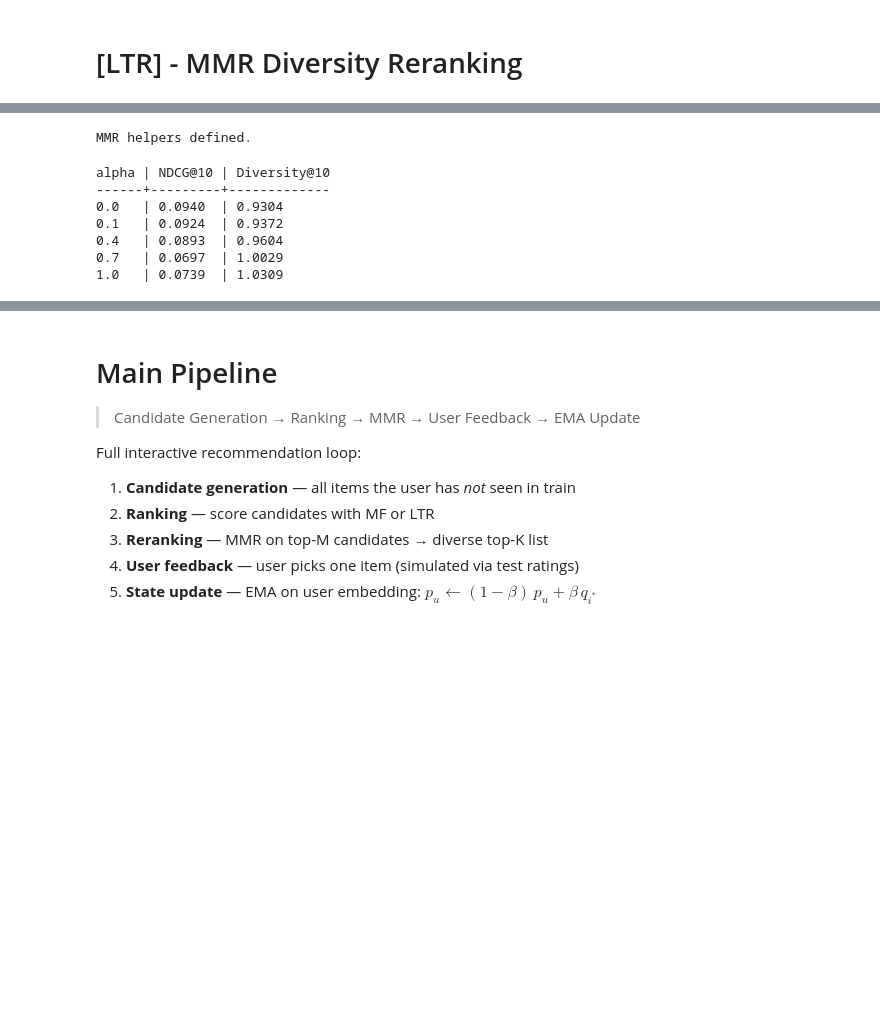
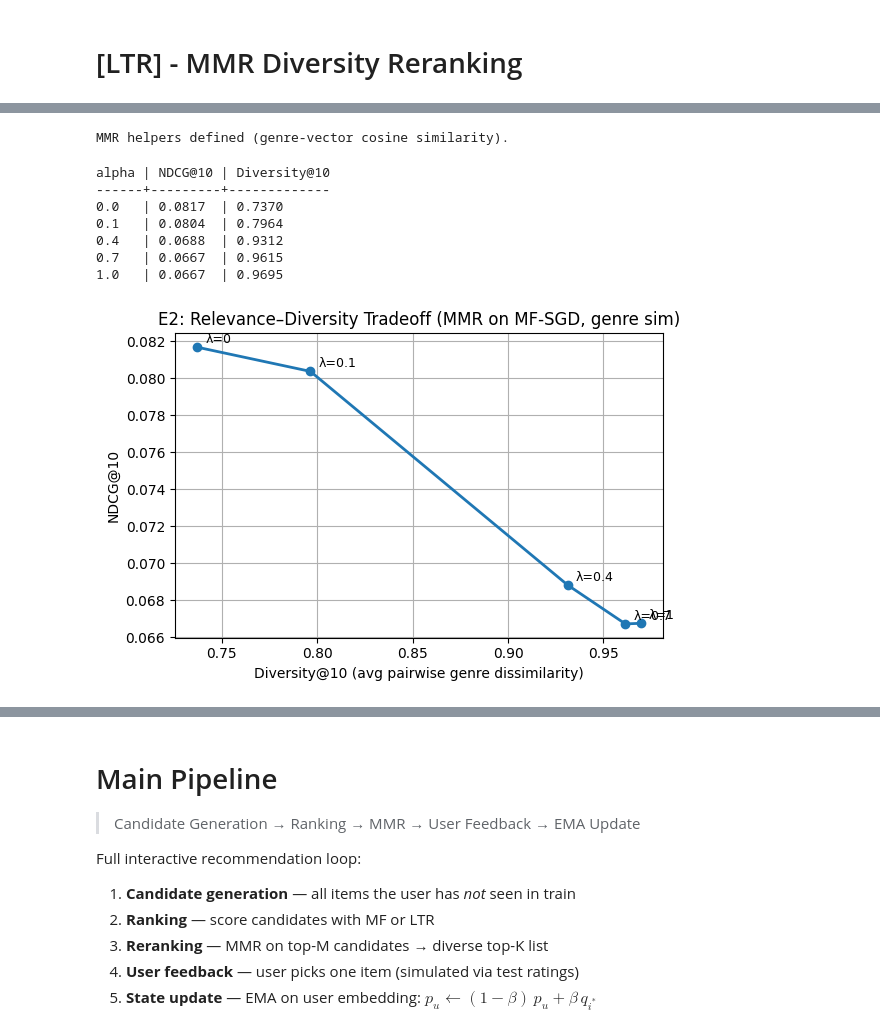
Before and after one commit to TiagoSilva35/CoCreativePipeline, a Jupyter notebook: src/main.ipynb, the cells around one changed output, grey strips where cells are left out. Drawn from its saved outputs; the diff is of its cells as text; code cells hidden in the pictures; blank space fills up the shorter version.

```diff
--- a/src/main.ipynb
+++ b/src/main.ipynb
@@ -756,16 +828,13 @@ plt.show()
 # %%
-# Item similarity via normalised MF embeddings (cosine)
-Q_norm = Q_mf / (np.linalg.norm(Q_mf, axis=1, keepdims=True) + 1e-10)
-
-
 def item_sim(i, j):
-    return float(Q_norm[i] @ Q_norm[j])
+    """Cosine similarity between genre vectors (as required by statement)."""
+    return float(genre_norm[i] @ genre_norm[j])
 
 
 def mmr_rerank(candidate_items, candidate_scores, K, alpha):
     """
     Maximal Marginal Relevance reranking.
-    candidate_scores normalised to [0,1].
+    candidate_scores: normalised to [0,1].
     alpha=0 -> pure relevance; alpha=1 -> pure diversity.
     """
     selected = []
@@ -774,18 +843,19 @@ def mmr_rerank(candidate_items, candidate_scores, K, alpha):
         if not selected:
             best = int(np.argmax([s for _, s in remaining]))
         else:
-            mmr = [
+            mmr_scores = [
                 (1 - alpha) * s
                 - alpha * max(item_sim(c, s_item) for s_item in selected)
                 for c, s in remaining
             ]
-            best = int(np.argmax(mmr))
+            best = int(np.argmax(mmr_scores))
         selected.append(remaining[best][0])
         remaining.pop(best)
     return selected
 
 
 def diversity_at_k(ranked_items, K):
+    """Average pairwise cosine distance computed from genre vectors."""
     items = list(ranked_items)[:K]
     if len(items) < 2:
         return 0.0
@@ -794,34 +864,36 @@ def diversity_at_k(ranked_items, K):
         for a in range(len(items))
         for b in range(a + 1, len(items))
     ]
-    return 1.0 - np.mean(sims)
+    return 1.0 - float(np.mean(sims))
 
 
-print("MMR helpers defined.")
+print("MMR helpers defined (genre-vector cosine similarity).")
 # %% [output]
-MMR helpers defined.
+MMR helpers defined (genre-vector cosine similarity).
 # %%
-M = 50
-K = 10
-alphas = [0.0, 0.1, 0.4, 0.7, 1.0]
+# E2: MMR Relevance–Diversity Tradeoff
+M_MMR = 80   # candidate pool size for MMR
+K_MMR = 10
+alphas = [0, 0.1, 0.4, 0.7, 1]
 
 mmr_ndcg = {a: [] for a in alphas}
-mmr_div = {a: [] for a in alphas}
+mmr_div  = {a: [] for a in alphas}
 
-for u in eval_users[: min(100, len(eval_users))]:
-    rel = user_test_relevant[u]
+n_mmr_eval = min(200, len(eval_users))
+for u in eval_users[:n_mmr_eval]:
+    rel     = user_test_relevant[u]
     exclude = user_train_items.get(u, set())
+    # Score with MF-SGD baseline
     all_scores = np.array(
-        [ranker_score(u, i) if i not in exclude else -np.inf for i in range(n_items)]
+        [mf_scorer(u, i) if i not in exclude else -np.inf for i in range(n_items)]
     )
-    top_m = np.argsort(-all_scores)[:M]
+    top_m = np.argsort(-all_scores)[:M_MMR]
     raw_s = all_scores[top_m]
-    s_min, s_max = raw_s.min(), raw_s.max()
-    norm_s = (raw_s - s_min) / (s_max - s_min + 1e-10)
+    norm_s = (raw_s - raw_s.min()) / (raw_s.max() - raw_s.min() + 1e-10)
     for alpha in alphas:
-        ranked = mmr_rerank(top_m.tolist(), norm_s.tolist(), K, alpha)
-        mmr_ndcg[alpha].append(ndcg_at_k(ranked, rel, K))
-        mmr_div[alpha].append(diversity_at_k(ranked, K))
+        ranked = mmr_rerank(top_m.tolist(), norm_s.tolist(), K_MMR, alpha)
+        mmr_ndcg[alpha].append(ndcg_at_k(ranked, rel, K_MMR))
+        mmr_div[alpha].append(diversity_at_k(ranked, K_MMR))
 
 print("alpha | NDCG@10 | Diversity@10")
 print("------+---------+-------------")
@@ -830,20 +902,25 @@ for a in alphas:
 # %% [output]
 alpha | NDCG@10 | Diversity@10
 ------+---------+-------------
-0.0   | 0.0940  | 0.9304
-0.1   | 0.0924  | 0.9372
-0.4   | 0.0893  | 0.9604
-0.7   | 0.0697  | 1.0029
-1.0   | 0.0739  | 1.0309
+0.0   | 0.0817  | 0.7370
+0.1   | 0.0804  | 0.7964
+0.4   | 0.0688  | 0.9312
+0.7   | 0.0667  | 0.9615
+1.0   | 0.0667  | 0.9695
 # %%
+# E2 Plot: NDCG@10 vs Diversity@10 for alpha in {0.1, 0.4, 0.7}
 div_vals  = [np.mean(mmr_div[a])  for a in alphas]
 ndcg_vals = [np.mean(mmr_ndcg[a]) for a in alphas]
 
-# plt.figure(figsize=(6, 4))
-# plt.plot(div_vals, ndcg_vals, marker="o", linewidth=2)
-# for a, d, n in zip(alphas, div_vals, ndcg_vals):
-#     plt.annotate(f"a={a}", (d, n), textcoords="offset points", xytext=(5, 3), fontsize=9)
-# plt.xlabel("Diversity@10 (avg pairwise dissimilarity)")
-# plt.ylabel("NDCG@10")
-# plt.title("Relevance-Diversity Tradeoff (MMR)")
-# plt.grid(True); plt.tight_layout(); plt.show()
+plt.figure(figsize=(6, 4))
+plt.plot(div_vals, ndcg_vals, marker="o", linewidth=2)
+for a, d, n in zip(alphas, div_vals, ndcg_vals):
+    plt.annotate(f"λ={a}", (d, n), textcoords="offset points", xytext=(6, 3), fontsize=9)
+plt.xlabel("Diversity@10 (avg pairwise genre dissimilarity)")
+plt.ylabel("NDCG@10")
+plt.title("E2: Relevance–Diversity Tradeoff (MMR on MF-SGD, genre sim)")
+plt.grid(True)
+plt.tight_layout()
+plt.show()
+# %% [output]
+[figure, added]
```
Also changed, not shown: parts of 15 cells of this notebook, 4 other files.
